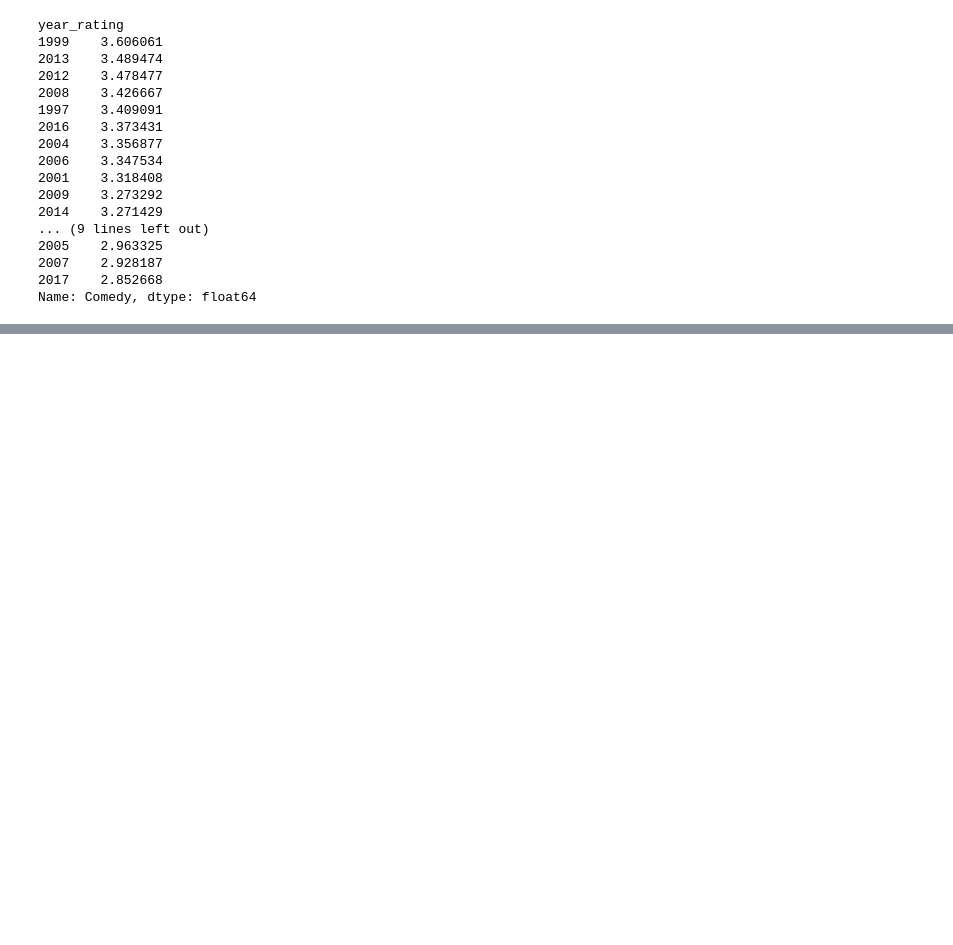
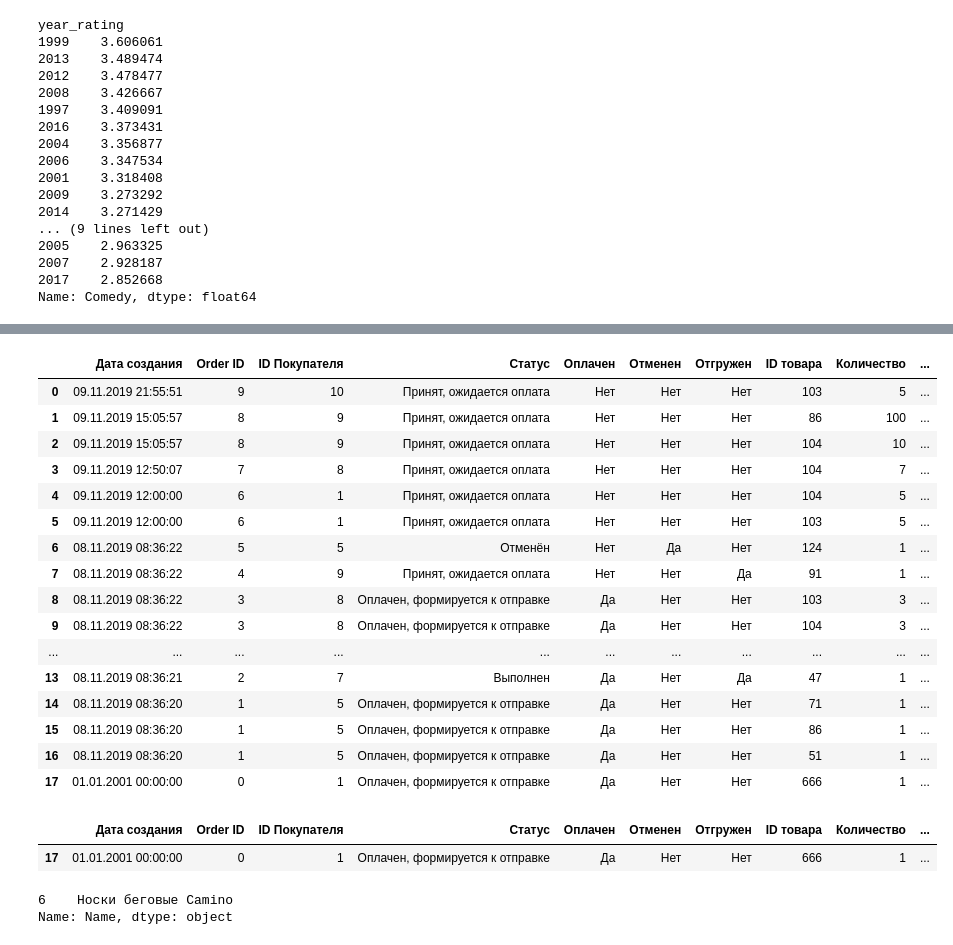
Before and after one commit to rkmarvin/sf_data_science, a Jupyter notebook: course/PY-12_Продвинутые_методы_работы_с_данными_в_Pandas/PY-12_Продвинутые_методы_работы_с_данными_в_Pandas.ipynb, the cells around one changed output, grey strips where cells are left out. Cells and saved outputs as stored; diff of their text form; code cells hidden in the pictures; blank space fills up the shorter version.

```diff
--- a/course/PY-12_Продвинутые_методы_работы_с_данными_в_Pandas/PY-12_Продвинутые_методы_работы_с_данными_в_Pandas.ipynb
+++ b/course/PY-12_Продвинутые_методы_работы_с_данными_в_Pandas/PY-12_Продвинутые_методы_работы_с_данными_в_Pandas.ipynb
@@ -1133,6 +1133,6 @@ year_rating
 2017    2.852668
 Name: Comedy, dtype: float64
 # %%
-orders = pd.read_csv('./data/orders_and_products/orders.csv')
-products = pd.read_csv('./data/orders_and_products/products.csv')
+orders = pd.read_csv('./data/orders_and_products/orders.csv', sep=';')
+orders
 # %% [output]
@@ -1139,0 +1156,3 @@ ParserError: Error tokenizing data. C error: Expected 1 fields in line 7, saw 2
+# %%
+products = pd.read_csv('./data/orders_and_products/products.csv', sep=';')
+products
@@ -1139,0 +1175,36 @@ ParserError: Error tokenizing data. C error: Expected 1 fields in line 7, saw 2
+# %%
+orders_products = orders.merge(
+    products,
+    how='left',
+    right_on='Product_ID',
+    left_on='ID товара'
+)
+orders_products
+# %% [output]
+|  | Дата создания | Order ID | ID Покупателя | Статус | Оплачен | Отменен | Отгружен | ID товара | Количество | ... |
+| 0 | 09.11.2019 21:55:51 | 9 | 10 | Принят, ожидается оплата | Нет | Нет | Нет | 103 | 5 | ... |
+| 1 | 09.11.2019 15:05:57 | 8 | 9 | Принят, ожидается оплата | Нет | Нет | Нет | 86 | 100 | ... |
+| 2 | 09.11.2019 15:05:57 | 8 | 9 | Принят, ожидается оплата | Нет | Нет | Нет | 104 | 10 | ... |
+| 3 | 09.11.2019 12:50:07 | 7 | 8 | Принят, ожидается оплата | Нет | Нет | Нет | 104 | 7 | ... |
+| 4 | 09.11.2019 12:00:00 | 6 | 1 | Принят, ожидается оплата | Нет | Нет | Нет | 104 | 5 | ... |
+| 5 | 09.11.2019 12:00:00 | 6 | 1 | Принят, ожидается оплата | Нет | Нет | Нет | 103 | 5 | ... |
+| 6 | 08.11.2019 08:36:22 | 5 | 5 | Отменён | Нет | Да | Нет | 124 | 1 | ... |
+| 7 | 08.11.2019 08:36:22 | 4 | 9 | Принят, ожидается оплата | Нет | Нет | Да | 91 | 1 | ... |
+| 8 | 08.11.2019 08:36:22 | 3 | 8 | Оплачен, формируется к отправке | Да | Нет | Нет | 103 | 3 | ... |
+| 9 | 08.11.2019 08:36:22 | 3 | 8 | Оплачен, формируется к отправке | Да | Нет | Нет | 104 | 3 | ... |
+| ... | ... | ... | ... | ... | ... | ... | ... | ... | ... | ... |
+| 13 | 08.11.2019 08:36:21 | 2 | 7 | Выполнен | Да | Нет | Да | 47 | 1 | ... |
+| 14 | 08.11.2019 08:36:20 | 1 | 5 | Оплачен, формируется к отправке | Да | Нет | Нет | 71 | 1 | ... |
+| 15 | 08.11.2019 08:36:20 | 1 | 5 | Оплачен, формируется к отправке | Да | Нет | Нет | 86 | 1 | ... |
+| 16 | 08.11.2019 08:36:20 | 1 | 5 | Оплачен, формируется к отправке | Да | Нет | Нет | 51 | 1 | ... |
+| 17 | 01.01.2001 00:00:00 | 0 | 1 | Оплачен, формируется к отправке | Да | Нет | Нет | 666 | 1 | ... |
+# %%
+orders_products[orders_products['Product_ID'].isna()]
+# %% [output]
+|  | Дата создания | Order ID | ID Покупателя | Статус | Оплачен | Отменен | Отгружен | ID товара | Количество | ... |
+| 17 | 01.01.2001 00:00:00 | 0 | 1 | Оплачен, формируется к отправке | Да | Нет | Нет | 666 | 1 | ... |
+# %%
+orders_products[orders_products['Отменен'] == 'Да']['Name']
+# %% [output]
+6    Носки беговые Camino
+Name: Name, dtype: object
```
Also changed, not shown: parts of 3 cells of this notebook, 17 other files.
